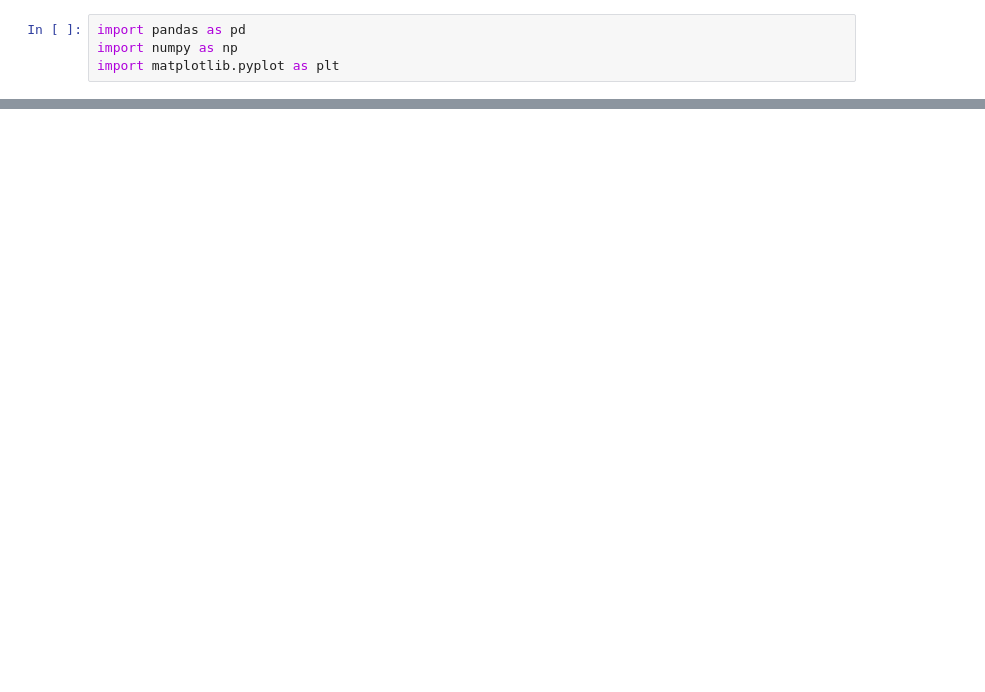
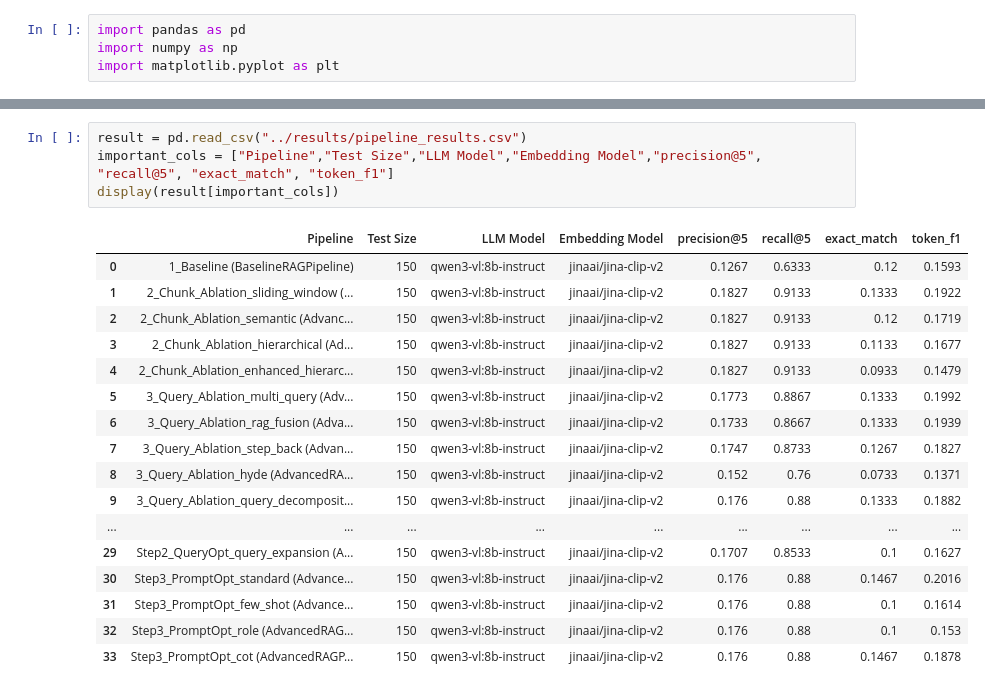
Before and after one commit to Vaakir/mRAG_on_MMDocIR, a Jupyter notebook: src/notebooks/results_preview.ipynb, the cells around one changed output, grey strips where cells are left out. Cells and saved outputs as stored; diff of their text form; blank space fills up the shorter version.

```diff
--- a/src/notebooks/results_preview.ipynb
+++ b/src/notebooks/results_preview.ipynb
@@ -23,0 +35,22 @@ result
+# %%
+result = pd.read_csv("../results/pipeline_results.csv")
+important_cols = ["Pipeline","Test Size","LLM Model","Embedding Model","precision@5", "recall@5", "exact_match", "token_f1"]
+display(result[important_cols])
+# %% [output]
+|  | Pipeline | Test Size | LLM Model | Embedding Model | precision@5 | recall@5 | exact_match | token_f1 |
+| 0 | 1_Baseline (BaselineRAGPipeline) | 150 | qwen3-vl:8b-instruct | jinaai/jina-clip-v2 | 0.1267 | 0.6333 | 0.12 | 0.1593 |
+| 1 | 2_Chunk_Ablation_sliding_window (... | 150 | qwen3-vl:8b-instruct | jinaai/jina-clip-v2 | 0.1827 | 0.9133 | 0.1333 | 0.1922 |
+| 2 | 2_Chunk_Ablation_semantic (Advanc... | 150 | qwen3-vl:8b-instruct | jinaai/jina-clip-v2 | 0.1827 | 0.9133 | 0.12 | 0.1719 |
+| 3 | 2_Chunk_Ablation_hierarchical (Ad... | 150 | qwen3-vl:8b-instruct | jinaai/jina-clip-v2 | 0.1827 | 0.9133 | 0.1133 | 0.1677 |
+| 4 | 2_Chunk_Ablation_enhanced_hierarc... | 150 | qwen3-vl:8b-instruct | jinaai/jina-clip-v2 | 0.1827 | 0.9133 | 0.0933 | 0.1479 |
+| 5 | 3_Query_Ablation_multi_query (Adv... | 150 | qwen3-vl:8b-instruct | jinaai/jina-clip-v2 | 0.1773 | 0.8867 | 0.1333 | 0.1992 |
+| 6 | 3_Query_Ablation_rag_fusion (Adva... | 150 | qwen3-vl:8b-instruct | jinaai/jina-clip-v2 | 0.1733 | 0.8667 | 0.1333 | 0.1939 |
+| 7 | 3_Query_Ablation_step_back (Advan... | 150 | qwen3-vl:8b-instruct | jinaai/jina-clip-v2 | 0.1747 | 0.8733 | 0.1267 | 0.1827 |
+| 8 | 3_Query_Ablation_hyde (AdvancedRA... | 150 | qwen3-vl:8b-instruct | jinaai/jina-clip-v2 | 0.152 | 0.76 | 0.0733 | 0.1371 |
+| 9 | 3_Query_Ablation_query_decomposit... | 150 | qwen3-vl:8b-instruct | jinaai/jina-clip-v2 | 0.176 | 0.88 | 0.1333 | 0.1882 |
+| ... | ... | ... | ... | ... | ... | ... | ... | ... |
+| 29 | Step2_QueryOpt_query_expansion (A... | 150 | qwen3-vl:8b-instruct | jinaai/jina-clip-v2 | 0.1707 | 0.8533 | 0.1 | 0.1627 |
+| 30 | Step3_PromptOpt_standard (Advance... | 150 | qwen3-vl:8b-instruct | jinaai/jina-clip-v2 | 0.176 | 0.88 | 0.1467 | 0.2016 |
+| 31 | Step3_PromptOpt_few_shot (Advance... | 150 | qwen3-vl:8b-instruct | jinaai/jina-clip-v2 | 0.176 | 0.88 | 0.1 | 0.1614 |
+| 32 | Step3_PromptOpt_role (AdvancedRAG... | 150 | qwen3-vl:8b-instruct | jinaai/jina-clip-v2 | 0.176 | 0.88 | 0.1 | 0.153 |
+| 33 | Step3_PromptOpt_cot (AdvancedRAGP... | 150 | qwen3-vl:8b-instruct | jinaai/jina-clip-v2 | 0.176 | 0.88 | 0.1467 | 0.1878 |
```
Also changed, not shown: parts of 9 cells of this notebook, 5 other files.
